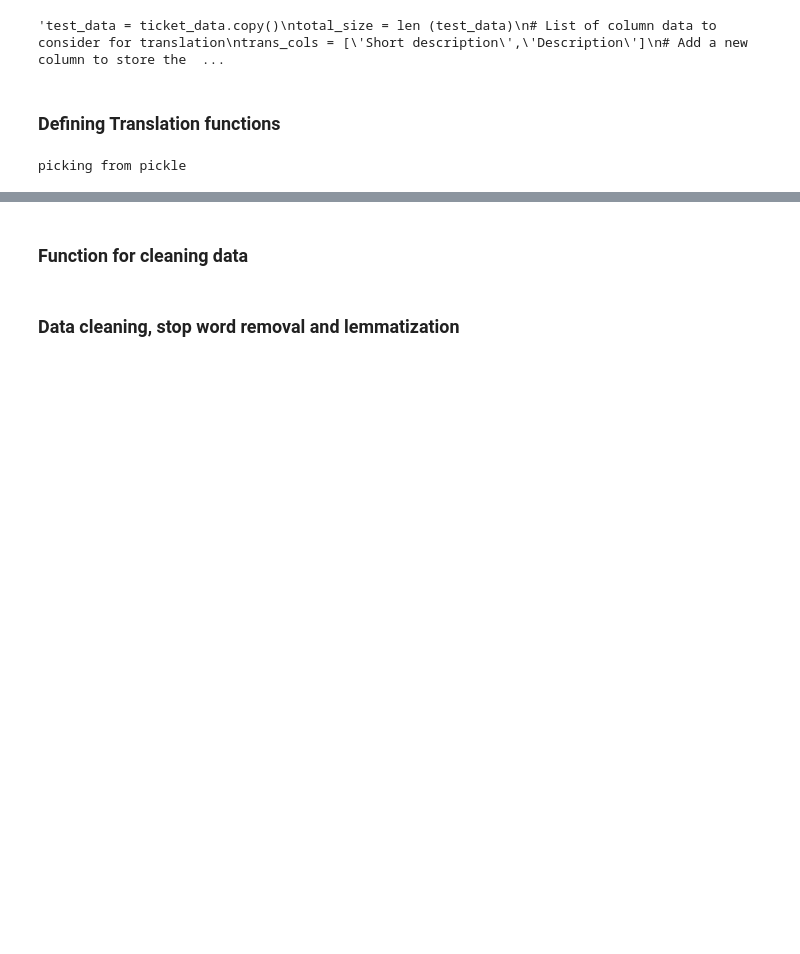
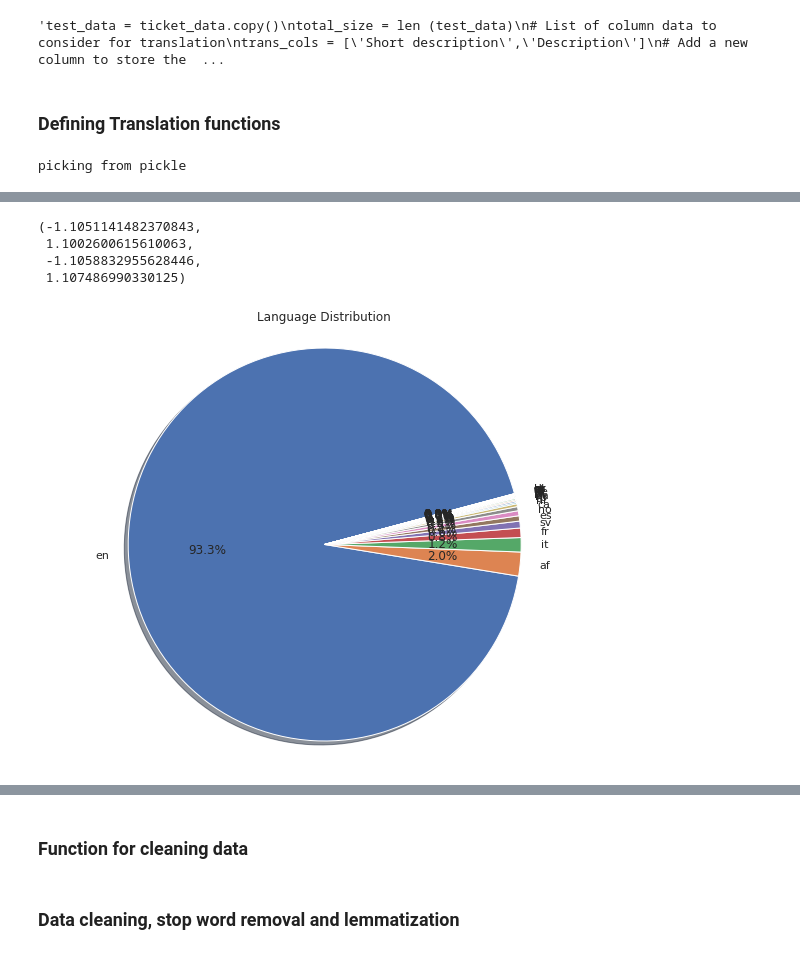
Before and after one commit to ABPande/AIML_CAPSTONE_NLP_B_GRP_4, a Jupyter notebook: Capstone Project.ipynb, the cells around one changed output, grey strips where cells are left out. Saved outputs shown, nothing was run; the diff lists cells and outputs as text; code cells hidden in the pictures; blank space fills up the shorter version.

```diff
--- a/Capstone Project.ipynb
+++ b/Capstone Project.ipynb
@@ -762,0 +798,12 @@ np.sum(ticket_data["D_translated_lang"] != "en")
+# %%
+df_translations = ticket_data["D_translated_lang"].value_counts().reset_index()
+plt.figure(figsize=(10, 8))
+plt.pie(df_translations["D_translated_lang"],labels=df_translations['index'],autopct='%1.1f%%', startangle=15, shadow = True);
+plt.title('Language Distribution')
+plt.axis('equal')
+# %% [output]
+(-1.1051141482370843,
+ 1.1002600615610063,
+ -1.1058832955628446,
+ 1.107486990330125)
+[figure, added]
```
Also changed, not shown: parts of 53 cells of this notebook, 1 other file.
